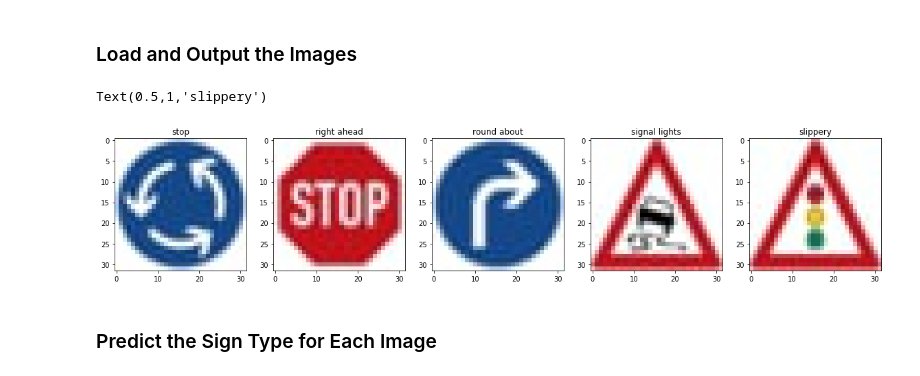
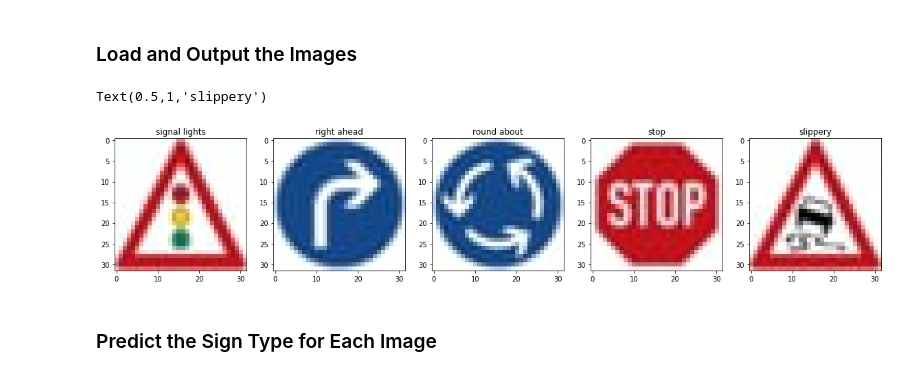
Before and after one commit to junjiel/CarND-Traffic-Sign-Classifier-Project, a Jupyter notebook: Traffic_Sign_Classifier.ipynb, the cells around one changed output. Saved outputs shown, nothing was run; the diff lists cells and outputs as text; code cells hidden in the pictures.

```diff
--- a/Traffic_Sign_Classifier.ipynb
+++ b/Traffic_Sign_Classifier.ipynb
@@ -302,42 +306,43 @@ You may find `signnames.csv` useful as it contains mappings from the class id (i
 # %%
 ### Load the images and plot them here.
 ### Feel free to use as many code cells as needed.
 import os
 import cv2
 import glob
 from PIL import Image
 import matplotlib.pyplot as plt
 import matplotlib.image as mpimg
 import numpy as np
 import tensorflow as tf
 
 dir = os.listdir('./German_Traffic_Sign')
 
-image_list = []
+test_images = []
 for filename in glob.glob('German_Traffic_Sign/*.jpg'):
     #im=Image.open(filename)
     im = mpimg.imread(filename)
-    image_list.append(im)
-labels = np.array([40,14,33,23,26])
+    test_images.append(im)
+
+labels = np.array([26,33,40,14,23])
 fig_binary= plt.figure(figsize=(20,10))
 plt.subplot(1, 5, 1)
-plt.imshow(image_list[0])
-plt.title("stop")
+plt.imshow(test_images[0])
+plt.title("signal lights")
 plt.subplot(1, 5, 2)
-plt.imshow(image_list[1])
+plt.imshow(test_images[1])
 plt.title("right ahead")
 plt.subplot(1, 5, 3)
-plt.imshow(image_list[2])
+plt.imshow(test_images[2])
 plt.title("round about")
 plt.subplot(1, 5, 4)
-plt.imshow(image_list[3])
-plt.title("signal lights")
+plt.imshow(test_images[3])
+plt.title("stop")
 plt.subplot(1, 5, 5)
-plt.imshow(image_list[4])
+plt.imshow(test_images[4])
 plt.title("slippery")
 # %% [output]
 Text(0.5,1,'slippery')
-[figure, old version]
+[figure, new version]
 # %% [markdown]
 ### Predict the Sign Type for Each Image
 # %%
```
Also changed, not shown: parts of 3 cells of this notebook, 5 other files.
